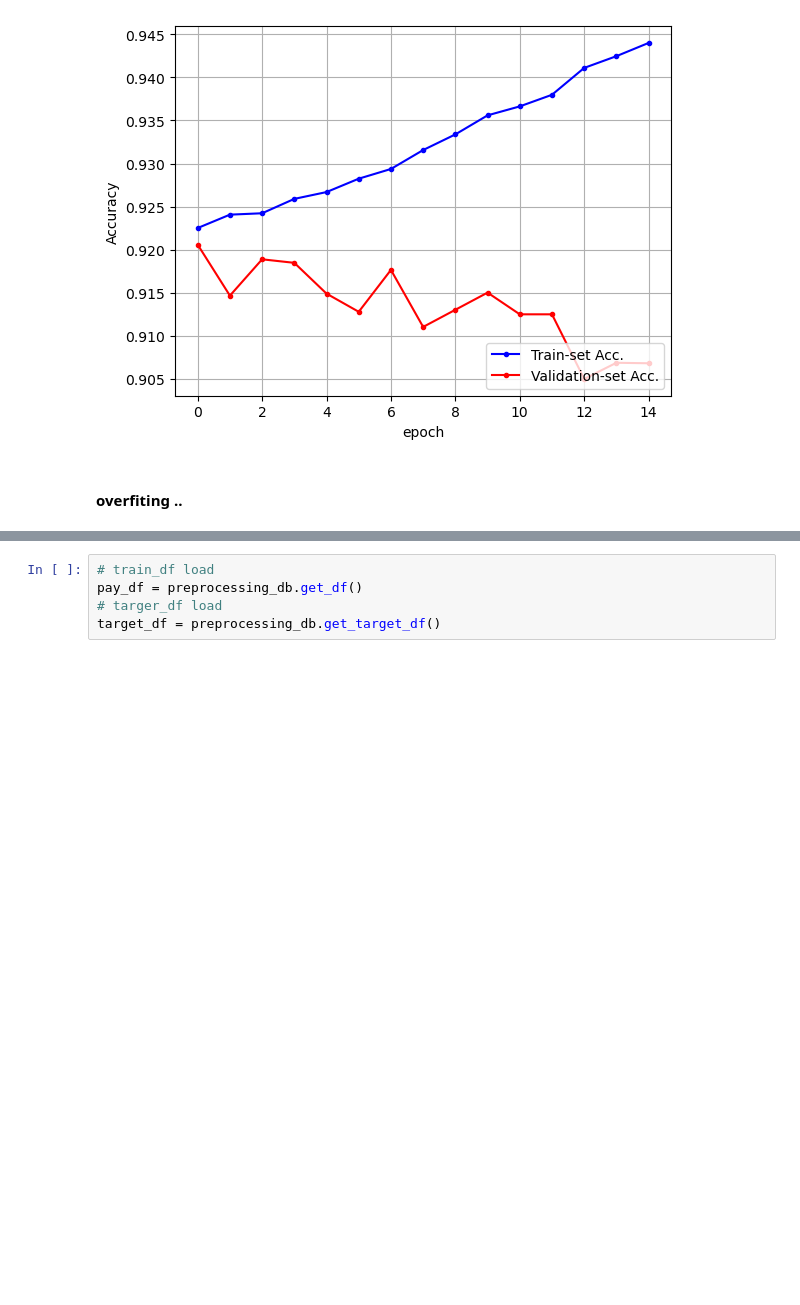
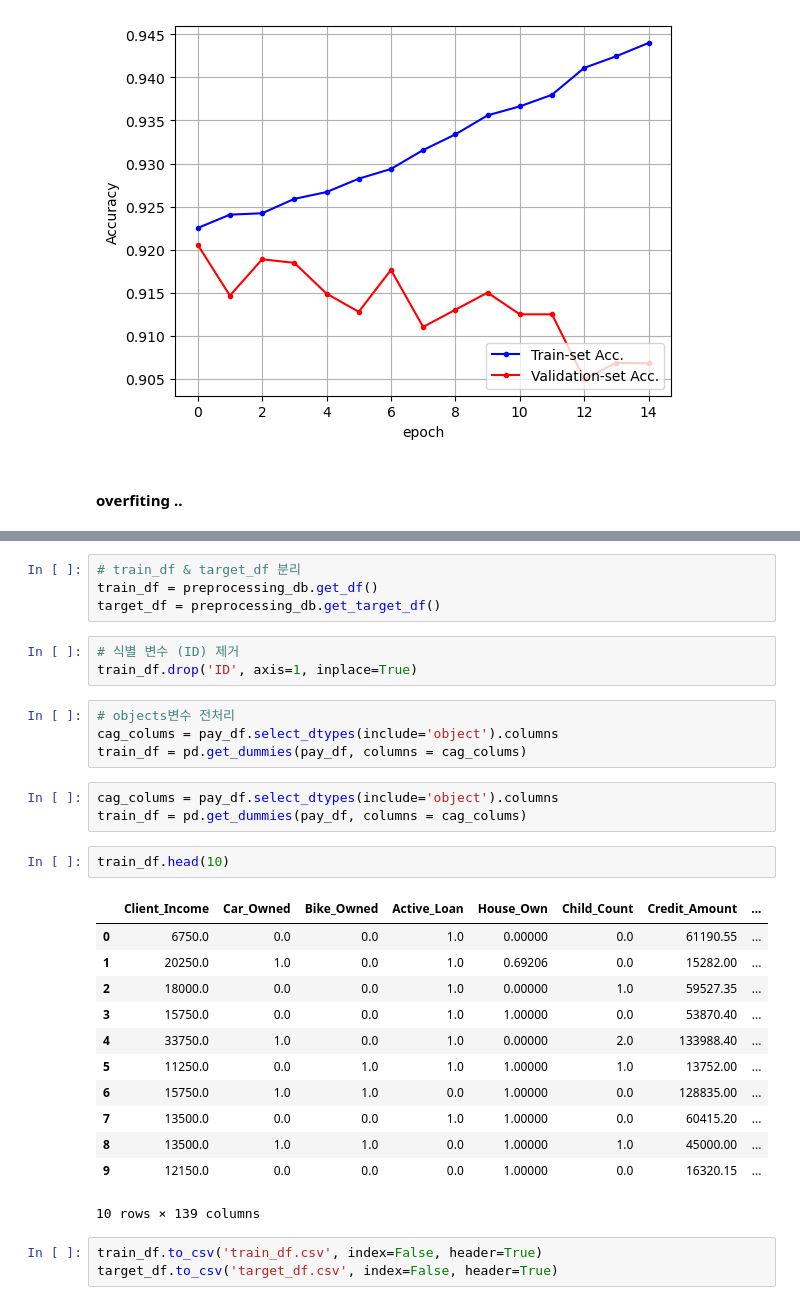
Before and after one commit to kimhyunso/semi_project, a Jupyter notebook: hwajeong_main.ipynb, the cells around one changed output, grey strips where cells are left out. Saved outputs shown, nothing was run; the diff lists cells and outputs as text; blank space fills up the shorter version.

```diff
--- a/hwajeong_main.ipynb
+++ b/hwajeong_main.ipynb
@@ -456,5 +448,32 @@ plt.show()
 # %%
-# train_df load
-pay_df = preprocessing_db.get_df()
-# targer_df load
+# train_df & target_df 분리
+train_df = preprocessing_db.get_df()
 target_df = preprocessing_db.get_target_df()
+# %%
+# 식별 변수 (ID) 제거
+train_df.drop('ID', axis=1, inplace=True)
+# %%
+# objects변수 전처리
+cag_colums = pay_df.select_dtypes(include='object').columns
+train_df = pd.get_dummies(pay_df, columns = cag_colums)
+# %%
+cag_colums = pay_df.select_dtypes(include='object').columns
+train_df = pd.get_dummies(pay_df, columns = cag_colums)
+# %%
+train_df.head(10)
+# %% [output]
+|  | Client_Income | Car_Owned | Bike_Owned | Active_Loan | House_Own | Child_Count | Credit_Amount | ... |
+| 0 | 6750.0 | 0.0 | 0.0 | 1.0 | 0.00000 | 0.0 | 61190.55 | ... |
+| 1 | 20250.0 | 1.0 | 0.0 | 1.0 | 0.69206 | 0.0 | 15282.00 | ... |
+| 2 | 18000.0 | 0.0 | 0.0 | 1.0 | 0.00000 | 1.0 | 59527.35 | ... |
+| 3 | 15750.0 | 0.0 | 0.0 | 1.0 | 1.00000 | 0.0 | 53870.40 | ... |
+| 4 | 33750.0 | 1.0 | 0.0 | 1.0 | 0.00000 | 2.0 | 133988.40 | ... |
+| 5 | 11250.0 | 0.0 | 1.0 | 1.0 | 1.00000 | 1.0 | 13752.00 | ... |
+| 6 | 15750.0 | 1.0 | 1.0 | 0.0 | 1.00000 | 0.0 | 128835.00 | ... |
+| 7 | 13500.0 | 0.0 | 0.0 | 1.0 | 1.00000 | 0.0 | 60415.20 | ... |
+| 8 | 13500.0 | 1.0 | 1.0 | 0.0 | 1.00000 | 1.0 | 45000.00 | ... |
+| 9 | 12150.0 | 0.0 | 0.0 | 0.0 | 1.00000 | 0.0 | 16320.15 | ... |
+10 rows × 139 columns
+# %%
+train_df.to_csv('train_df.csv', index=False, header=True)
+target_df.to_csv('target_df.csv', index=False, header=True)
```
Also changed, not shown: parts of 7 cells of this notebook, 2 other files.
